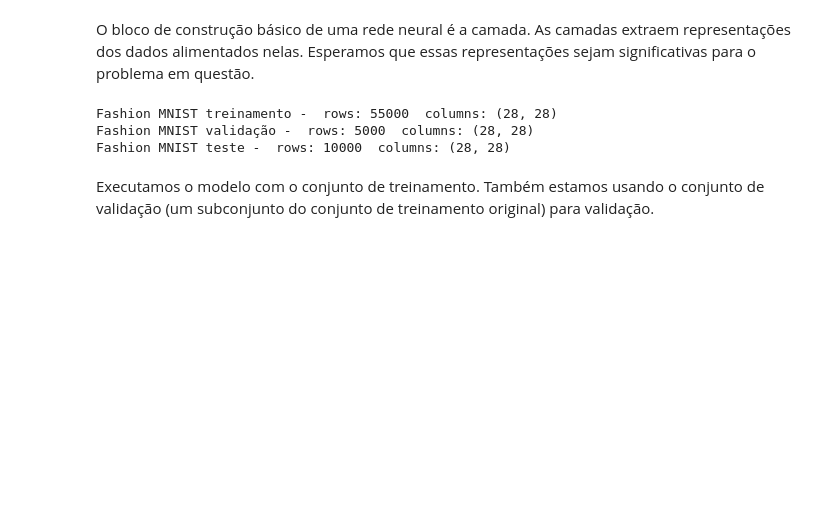
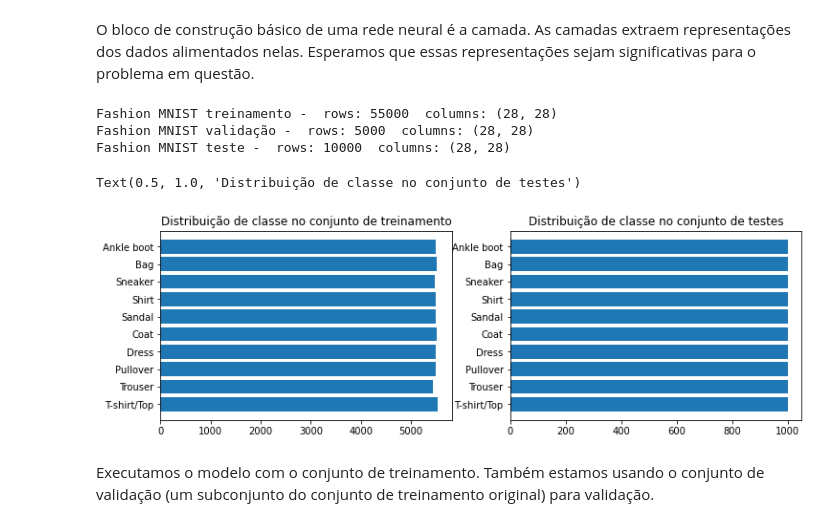
Before and after one commit to Leandro-Braga/Estudo_de_Caso, a Jupyter notebook: Atividade_Leandro_Neural_Network.ipynb, the cells around one changed output. Drawn from its saved outputs; the diff is of its cells as text; code cells hidden in the pictures; blank space fills up the shorter version.

```diff
--- a/Atividade_Leandro_Neural_Network.ipynb
+++ b/Atividade_Leandro_Neural_Network.ipynb
@@ -292,15 +309,18 @@ Fashion MNIST teste -  rows: 10000  columns: (28, 28)
 # %%
 plt.figure(figsize=(12, 8))
 
 plt.subplot(2, 2, 1)
 classes, counts = np.unique(y_train, return_counts=True)
 plt.barh(class_names, counts)
-plt.title('Class distribution in training set')
+plt.title('Distribuição de classe no conjunto de treinamento')
 
 plt.subplot(2, 2, 2)
 classes, counts = np.unique(y_test, return_counts=True)
 plt.barh(class_names, counts)
-plt.title('Class distribution in testing set')
+plt.title('Distribuição de classe no conjunto de testes')
+# %% [output]
+Text(0.5, 1.0, 'Distribuição de classe no conjunto de testes')
+[figure, added]
 # %% [markdown]
 Executamos o modelo com o conjunto de treinamento. Também estamos usando o conjunto de validação (um subconjunto do conjunto de treinamento original) para validação.
 # %%
```
Also changed, not shown: parts of 95 cells of this notebook.
